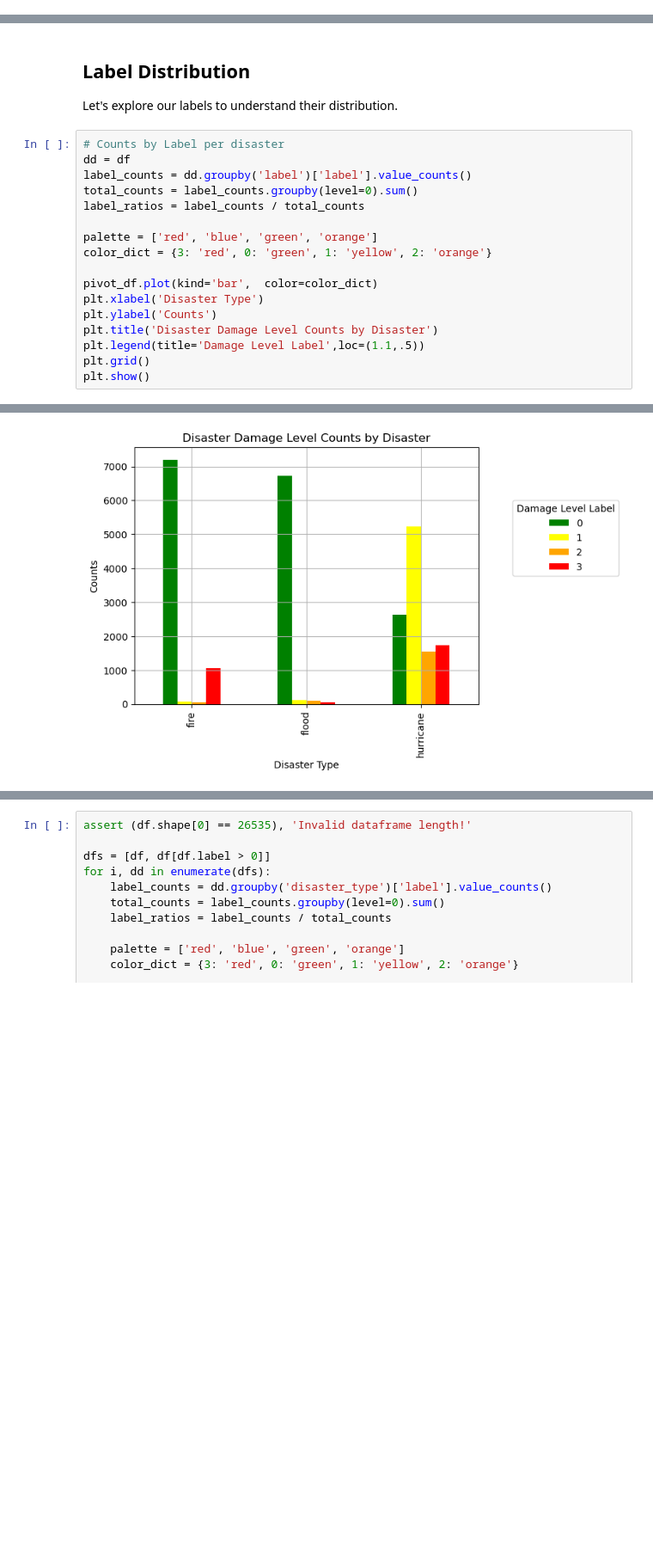
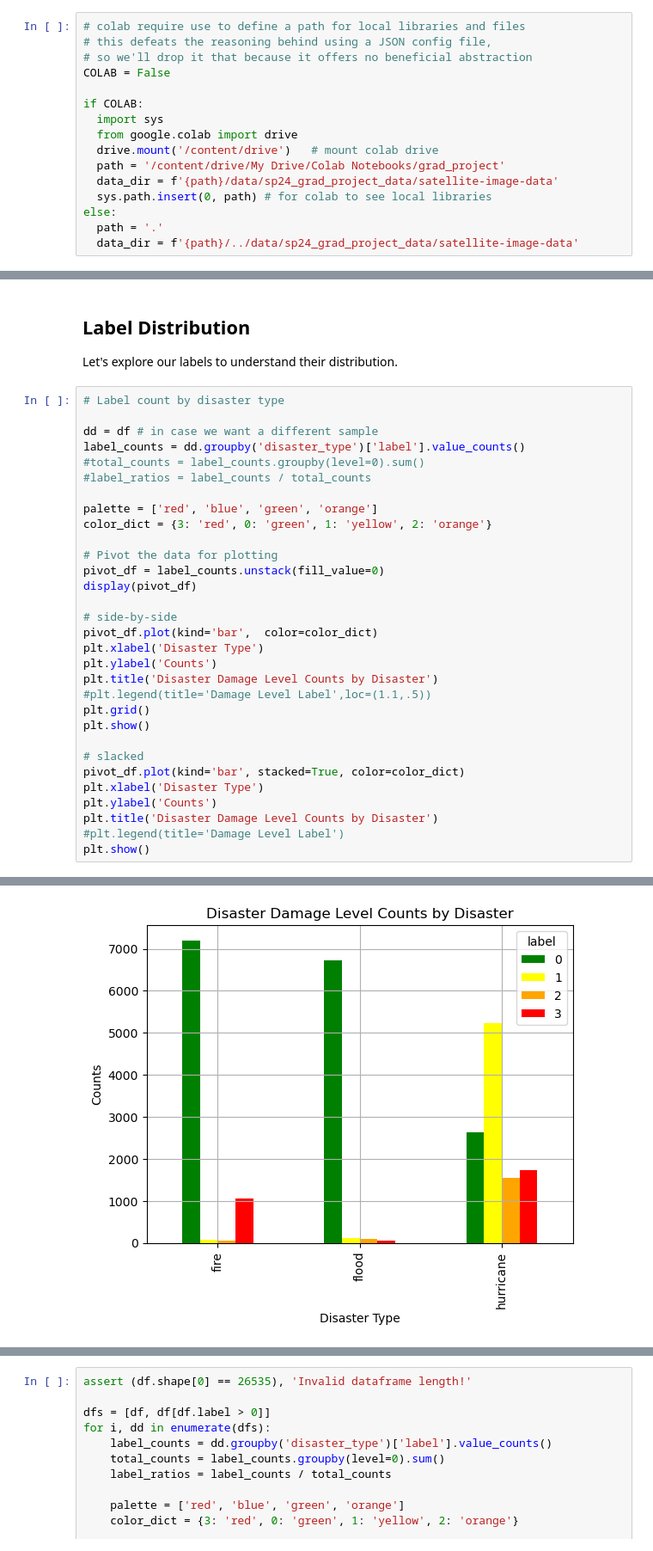
Before and after one commit to fractalclockwork/Data200, a Jupyter notebook: cv-satellite-images/Checkpoint_1_EDA.ipynb, the cells around one changed output, grey strips where cells are left out. Shown at 86% size. Drawn from its saved outputs; the diff is of its cells as text; blank space fills up the shorter version.

```diff
--- a/cv-satellite-images/Checkpoint_1_EDA.ipynb
+++ b/cv-satellite-images/Checkpoint_1_EDA.ipynb
@@ -33,3 +20,19 @@ else:
+# %%
+# colab require use to define a path for local libraries and files
+# this defeats the reasoning behind using a JSON config file,
+# so we'll drop it that because it offers no beneficial abstraction
+COLAB = False
+
+if COLAB:
+  import sys
+  from google.colab import drive
+  drive.mount('/content/drive')   # mount colab drive
+  path = '/content/drive/My Drive/Colab Notebooks/grad_project'
+  data_dir = f'{path}/data/sp24_grad_project_data/satellite-image-data'
+  sys.path.insert(0, path) # for colab to see local libraries
+else:
+  path = '.'
+  data_dir = f'{path}/../data/sp24_grad_project_data/satellite-image-data'
 # %% [markdown]
 ## Loading the data
 To get started let's first load in the data! We will make use of the helper functions provided in `data_utils.py`
@@ -112,20 +106,34 @@ df.describe()
 
 Let's explore our labels to understand their distribution.
 # %%
-# Counts by Label per disaster
-dd = df
-label_counts = dd.groupby('label')['label'].value_counts()
-total_counts = label_counts.groupby(level=0).sum()
-label_ratios = label_counts / total_counts
+# Label count by disaster type
+
+dd = df # in case we want a different sample
+label_counts = dd.groupby('disaster_type')['label'].value_counts()
+#total_counts = label_counts.groupby(level=0).sum()
+#label_ratios = label_counts / total_counts
 
 palette = ['red', 'blue', 'green', 'orange']
 color_dict = {3: 'red', 0: 'green', 1: 'yellow', 2: 'orange'}
 
+# Pivot the data for plotting
+pivot_df = label_counts.unstack(fill_value=0)
+display(pivot_df)
+
+# side-by-side
 pivot_df.plot(kind='bar',  color=color_dict)
 plt.xlabel('Disaster Type')
 plt.ylabel('Counts')
 plt.title('Disaster Damage Level Counts by Disaster')
-plt.legend(title='Damage Level Label',loc=(1.1,.5))
+#plt.legend(title='Damage Level Label',loc=(1.1,.5))
 plt.grid()
 plt.show()
+
+# slacked
+pivot_df.plot(kind='bar', stacked=True, color=color_dict)
+plt.xlabel('Disaster Type')
+plt.ylabel('Counts')
+plt.title('Disaster Damage Level Counts by Disaster')
+#plt.legend(title='Damage Level Label')
+plt.show()
 # %% [output]
@@ -132 +145 @@ plt.show()
-[figure, old version]
+[figure, new version]
```
Also changed, not shown: parts of 34 cells of this notebook, 1 other file.
